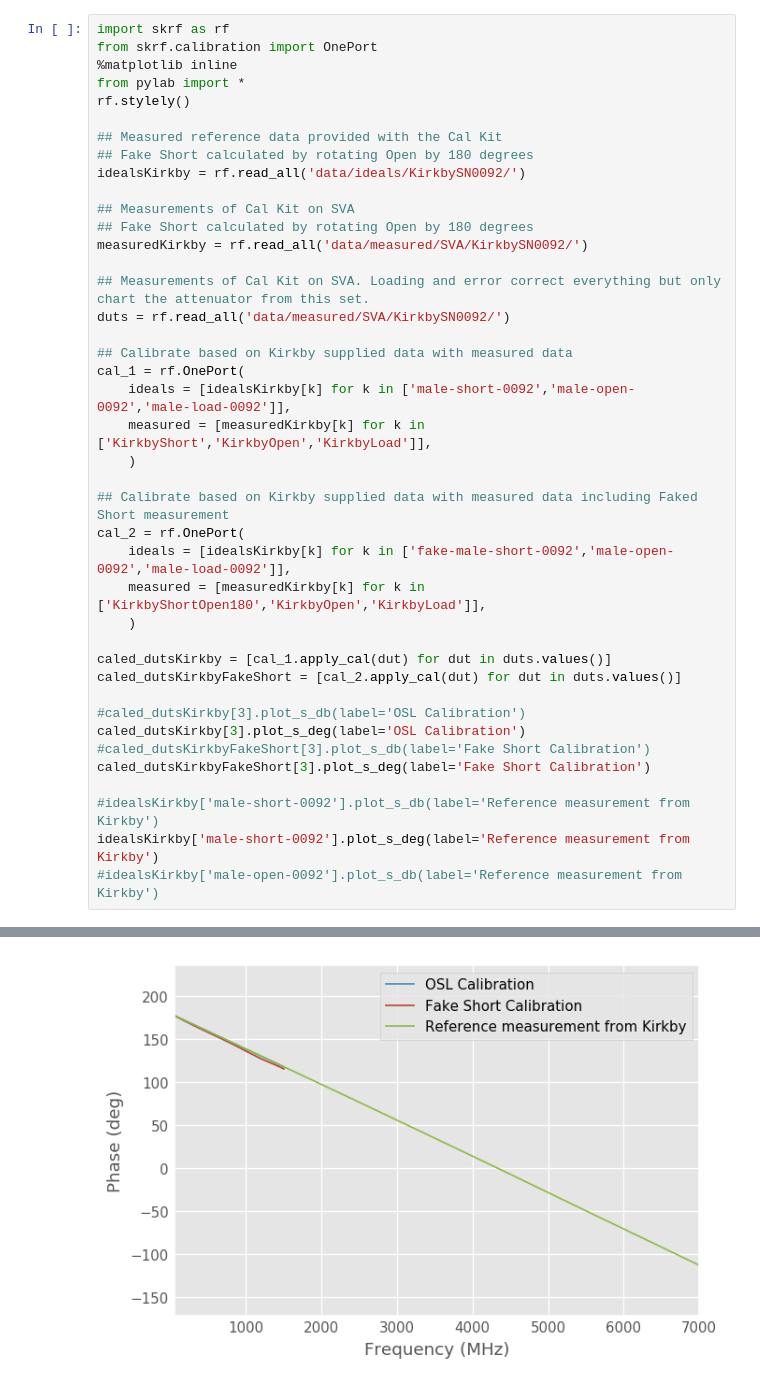
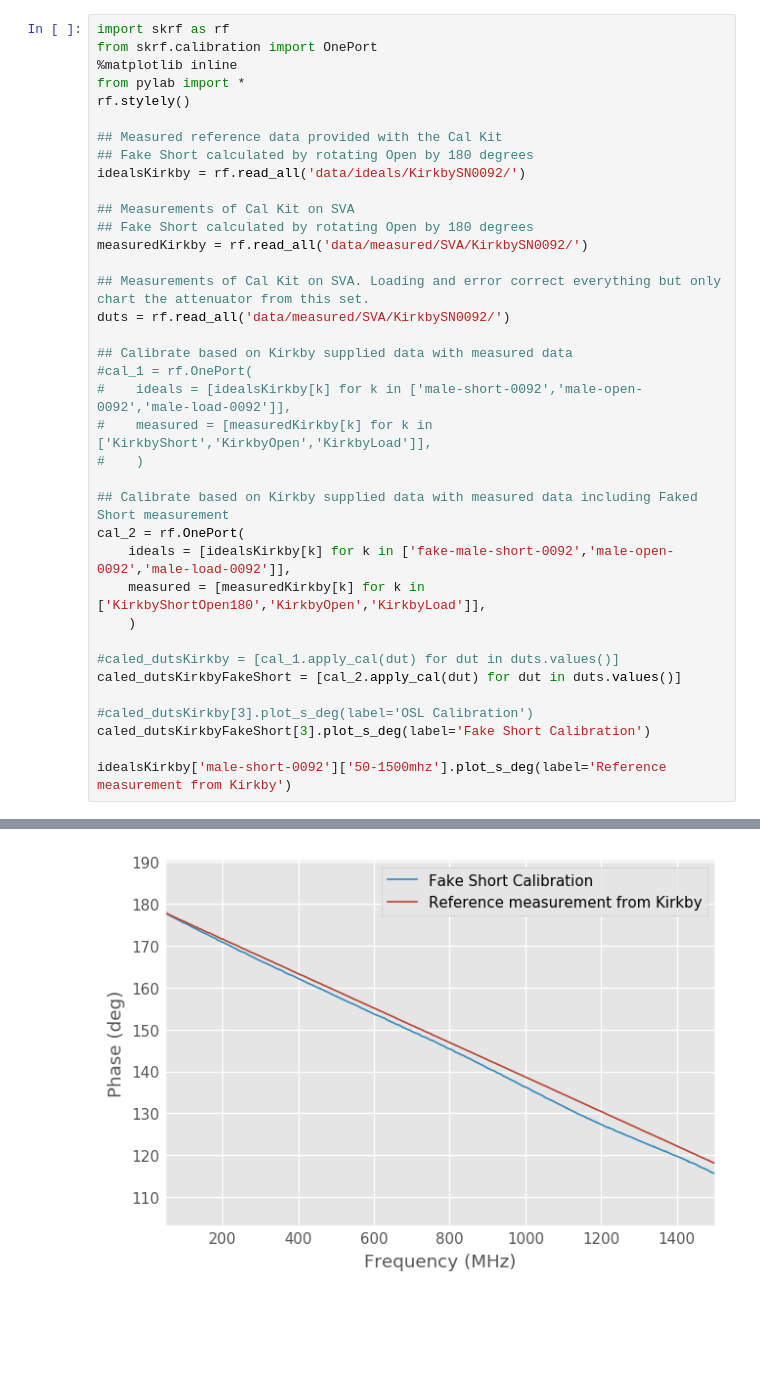
Before and after one commit to hendorog/SVA1015X, a Jupyter notebook: docs/OL FakeShort Cal Short Test.ipynb, the cells around one changed output, grey strips where cells are left out. Drawn from its saved outputs; the diff is of its cells as text; blank space fills up the shorter version.

Commit message:
Real short measurement using fake short calibration

```diff
--- a/docs/OL FakeShort Cal Short Test.ipynb
+++ b/docs/OL FakeShort Cal Short Test.ipynb
@@ -17,10 +70,10 @@ measuredKirkby = rf.read_all('data/measured/SVA/KirkbySN0092/')
 duts = rf.read_all('data/measured/SVA/KirkbySN0092/')
 
 ## Calibrate based on Kirkby supplied data with measured data
-cal_1 = rf.OnePort(
-    ideals = [idealsKirkby[k] for k in ['male-short-0092','male-open-0092','male-load-0092']],
-    measured = [measuredKirkby[k] for k in ['KirkbyShort','KirkbyOpen','KirkbyLoad']],
-    )
+#cal_1 = rf.OnePort(
+#    ideals = [idealsKirkby[k] for k in ['male-short-0092','male-open-0092','male-load-0092']],
+#    measured = [measuredKirkby[k] for k in ['KirkbyShort','KirkbyOpen','KirkbyLoad']],
+#    )
 
 ## Calibrate based on Kirkby supplied data with measured data including Faked Short measurement
 cal_2 = rf.OnePort(
@@ -28,17 +81,13 @@ cal_2 = rf.OnePort(
     measured = [measuredKirkby[k] for k in ['KirkbyShortOpen180','KirkbyOpen','KirkbyLoad']],
     )
 
-caled_dutsKirkby = [cal_1.apply_cal(dut) for dut in duts.values()]
+#caled_dutsKirkby = [cal_1.apply_cal(dut) for dut in duts.values()]
 caled_dutsKirkbyFakeShort = [cal_2.apply_cal(dut) for dut in duts.values()]
 
-#caled_dutsKirkby[3].plot_s_db(label='OSL Calibration')
-caled_dutsKirkby[3].plot_s_deg(label='OSL Calibration')
-#caled_dutsKirkbyFakeShort[3].plot_s_db(label='Fake Short Calibration')
+#caled_dutsKirkby[3].plot_s_deg(label='OSL Calibration')
 caled_dutsKirkbyFakeShort[3].plot_s_deg(label='Fake Short Calibration')
 
-#idealsKirkby['male-short-0092'].plot_s_db(label='Reference measurement from Kirkby')
-idealsKirkby['male-short-0092'].plot_s_deg(label='Reference measurement from Kirkby')
-#idealsKirkby['male-open-0092'].plot_s_db(label='Reference measurement from Kirkby')
+idealsKirkby['male-short-0092']['50-1500mhz'].plot_s_deg(label='Reference measurement from Kirkby')
 # %% [output]
 Warning: Frequency information doesn't match on ideals[0], attempting to interpolate the ideal[0] Network ..
 Success
@@ -55,3 +98,3 @@ Success
 To use the future default and silence this warning we advise to pass `rcond=None`, to keep using the old, explicitly pass `rcond=-1`.
   abcTmp, residualsTmp = npy.linalg.lstsq(Q,m)[0:2]
-[figure, old version]
+[figure, new version]
```
Also changed, not shown: parts of 3 cells of this notebook.
